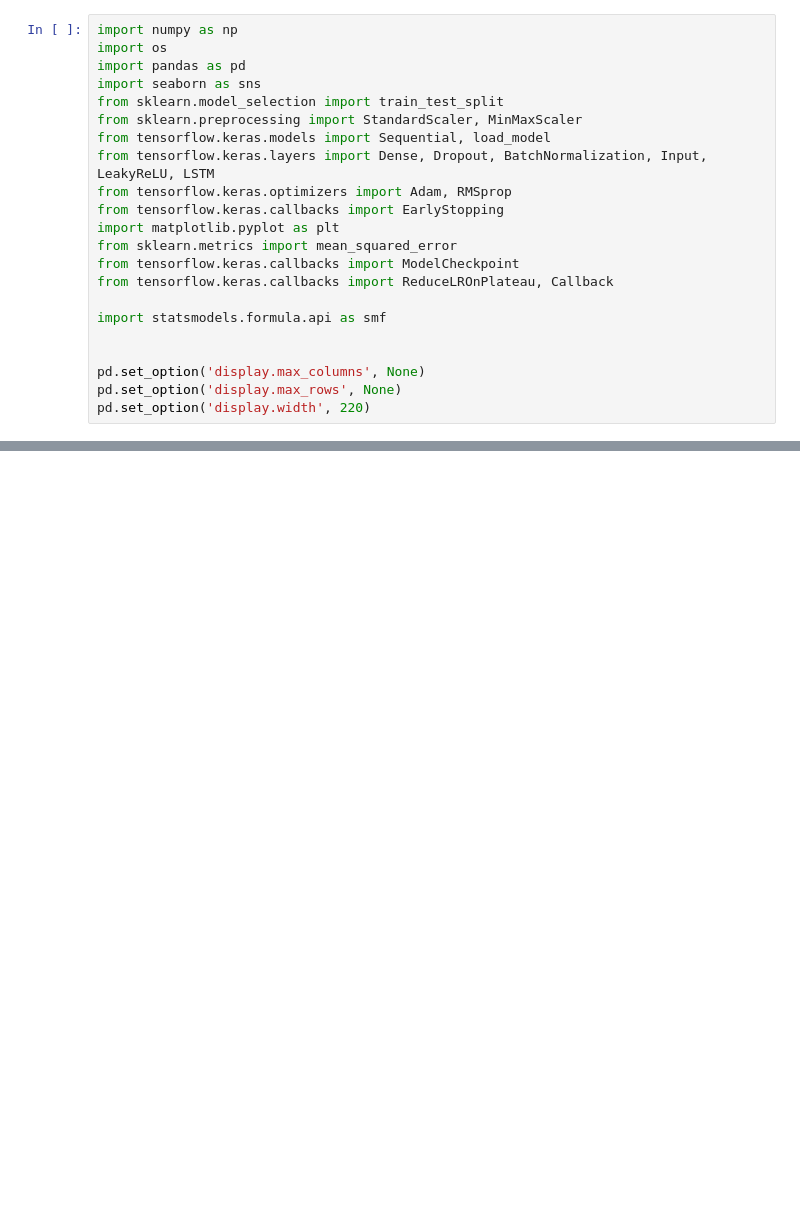
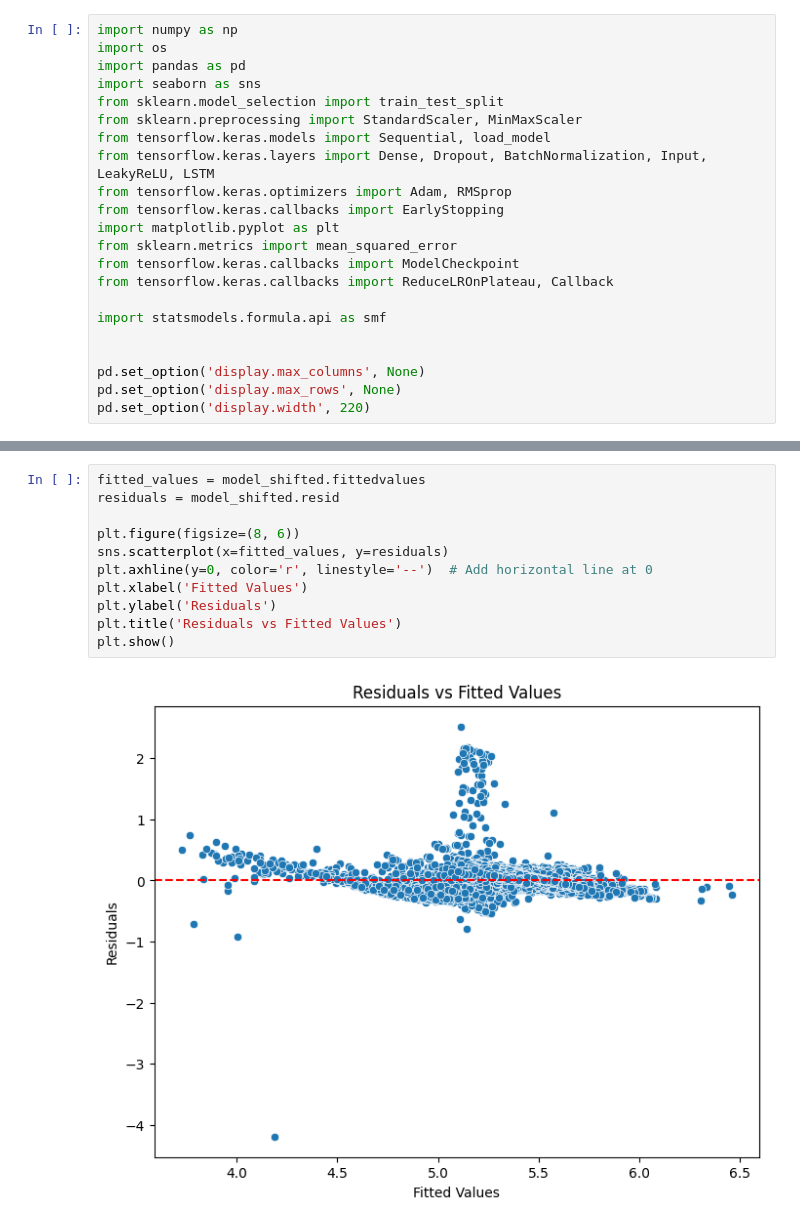
Before and after one commit to matule00/SGE, a Jupyter notebook: cena_RE.ipynb, the cells around one changed output, grey strips where cells are left out. Drawn from its saved outputs; the diff is of its cells as text; blank space fills up the shorter version.

```diff
--- a/cena_RE.ipynb
+++ b/cena_RE.ipynb
@@ -111,0 +152,13 @@ plt.show()
+# %%
+fitted_values = model_shifted.fittedvalues
+residuals = model_shifted.resid
+
+plt.figure(figsize=(8, 6))
+sns.scatterplot(x=fitted_values, y=residuals)
+plt.axhline(y=0, color='r', linestyle='--')  # Add horizontal line at 0
+plt.xlabel('Fitted Values')
+plt.ylabel('Residuals')
+plt.title('Residuals vs Fitted Values')
+plt.show()
+# %% [output]
+[figure, added]
```
Also changed, not shown: parts of 10 cells of this notebook.
